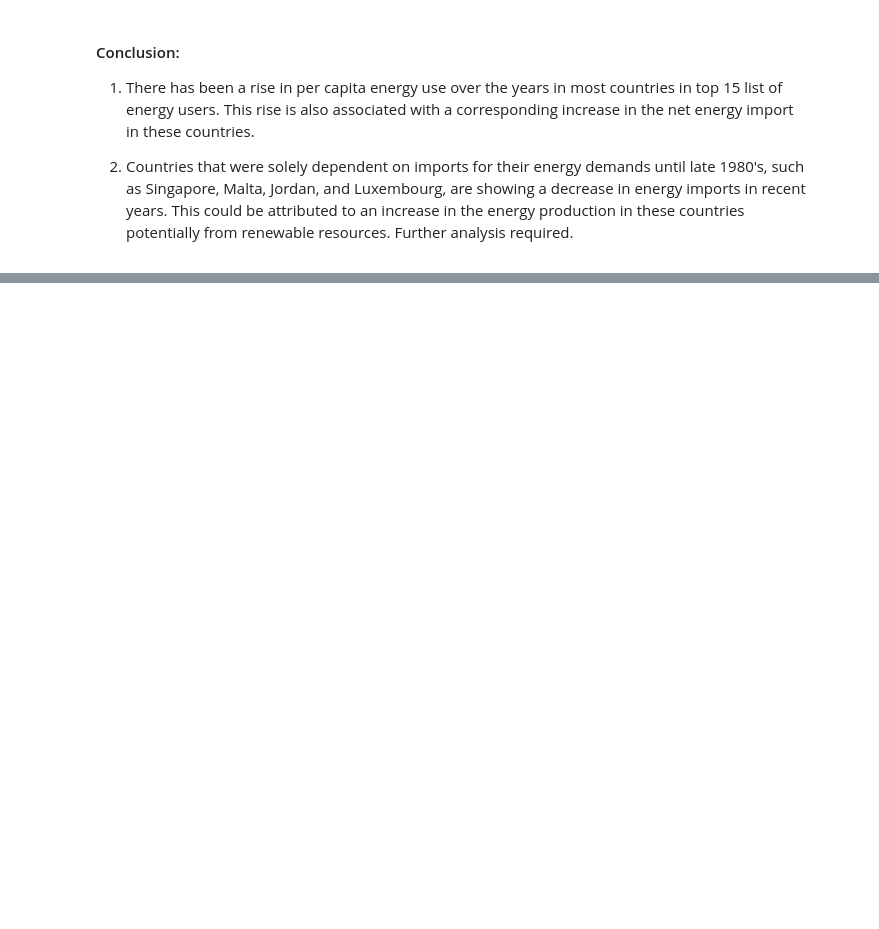
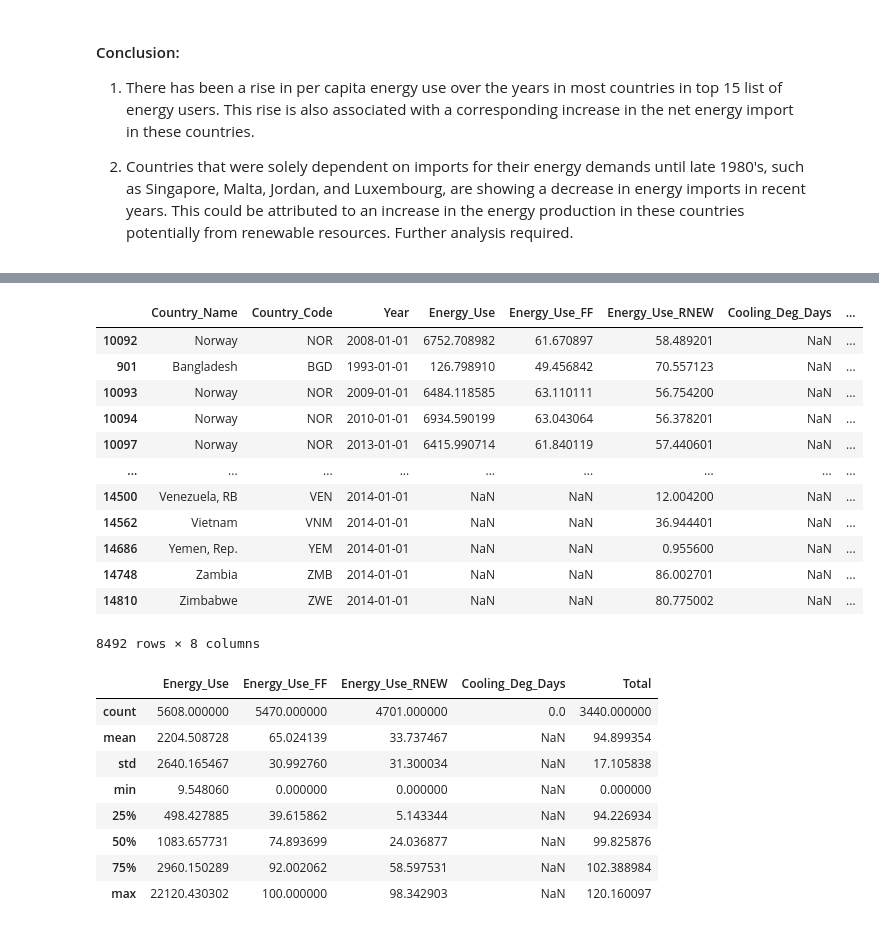
Before and after one commit to radhikaj103/World-ESG-Project, a Jupyter notebook: notebooks/ESG_World_Energy_Indicators.ipynb, the cells around one changed output, grey strips where cells are left out. Saved outputs shown, nothing was run; the diff lists cells and outputs as text; code cells hidden in the pictures; blank space fills up the shorter version.

```diff
--- a/notebooks/ESG_World_Energy_Indicators.ipynb
+++ b/notebooks/ESG_World_Energy_Indicators.ipynb
@@ -339,0 +455,16 @@ dtype: int64
+# %%
+FuelTypeDF = energyDF2[['Country_Name', 'Country_Code', 'Year', 'EG.USE.PCAP.KG.OE', 'EG.USE.COMM.FO.ZS',
+       'EG.FEC.RNEW.ZS', 'EN.CLC.CDDY.XD']]
+FuelTypeDF = FuelTypeDF.rename(columns= {'EG.USE.PCAP.KG.OE': 'Energy_Use',
+                                        'EG.USE.COMM.FO.ZS': 'Energy_Use_FF',
+                                        'EG.FEC.RNEW.ZS': 'Energy_Use_RNEW',
+                                        'EN.CLC.CDDY.XD': 'Cooling_Deg_Days'})
+FuelTypeDF['Year'] = pd.to_datetime(FuelTypeDF['Year'])
+display(FuelTypeDF.info())
+
+# Remove Years where no data is available for any country
+years_to_remove = ['1960', '1961', '1962', '1963', '1964', '1965', '1966', '1967',
+       '1968', '1969', '1970', '2015', '2016', '2017', '2018', '2019', '2020', '2050']
+
+FuelTypeDF = FuelTypeDF[~FuelTypeDF['Year'].isin(years_to_remove)].sort_values(by='Energy_Use', ascending=False)
+display(FuelTypeDF)
@@ -339,0 +500,29 @@ dtype: int64
+# %%
+FuelTypeDF['Total'] = FuelTypeDF['Energy_Use_FF'] + FuelTypeDF['Energy_Use_RNEW']
+display(FuelTypeDF.sort_values(by='Total', ascending=False))
+display(FuelTypeDF.describe())
+
+## Proportions of energy use from renewable vs fossil fuel sources don't always add up to a 100%
+# %% [output]
+|  | Country_Name | Country_Code | Year | Energy_Use | Energy_Use_FF | Energy_Use_RNEW | Cooling_Deg_Days | ... |
+| 10092 | Norway | NOR | 2008-01-01 | 6752.708982 | 61.670897 | 58.489201 | NaN | ... |
+| 901 | Bangladesh | BGD | 1993-01-01 | 126.798910 | 49.456842 | 70.557123 | NaN | ... |
+| 10093 | Norway | NOR | 2009-01-01 | 6484.118585 | 63.110111 | 56.754200 | NaN | ... |
+| 10094 | Norway | NOR | 2010-01-01 | 6934.590199 | 63.043064 | 56.378201 | NaN | ... |
+| 10097 | Norway | NOR | 2013-01-01 | 6415.990714 | 61.840119 | 57.440601 | NaN | ... |
+| ... | ... | ... | ... | ... | ... | ... | ... | ... |
+| 14500 | Venezuela, RB | VEN | 2014-01-01 | NaN | NaN | 12.004200 | NaN | ... |
+| 14562 | Vietnam | VNM | 2014-01-01 | NaN | NaN | 36.944401 | NaN | ... |
+| 14686 | Yemen, Rep. | YEM | 2014-01-01 | NaN | NaN | 0.955600 | NaN | ... |
+| 14748 | Zambia | ZMB | 2014-01-01 | NaN | NaN | 86.002701 | NaN | ... |
+| 14810 | Zimbabwe | ZWE | 2014-01-01 | NaN | NaN | 80.775002 | NaN | ... |
+8492 rows × 8 columns
+|  | Energy_Use | Energy_Use_FF | Energy_Use_RNEW | Cooling_Deg_Days | Total |
+| count | 5608.000000 | 5470.000000 | 4701.000000 | 0.0 | 3440.000000 |
+| mean | 2204.508728 | 65.024139 | 33.737467 | NaN | 94.899354 |
+| std | 2640.165467 | 30.992760 | 31.300034 | NaN | 17.105838 |
+| min | 9.548060 | 0.000000 | 0.000000 | NaN | 0.000000 |
+| 25% | 498.427885 | 39.615862 | 5.143344 | NaN | 94.226934 |
+| 50% | 1083.657731 | 74.893699 | 24.036877 | NaN | 99.825876 |
+| 75% | 2960.150289 | 92.002062 | 58.597531 | NaN | 102.388984 |
+| max | 22120.430302 | 100.000000 | 98.342903 | NaN | 120.160097 |
```
Also changed, not shown: parts of 16 cells of this notebook, 6 other files.
